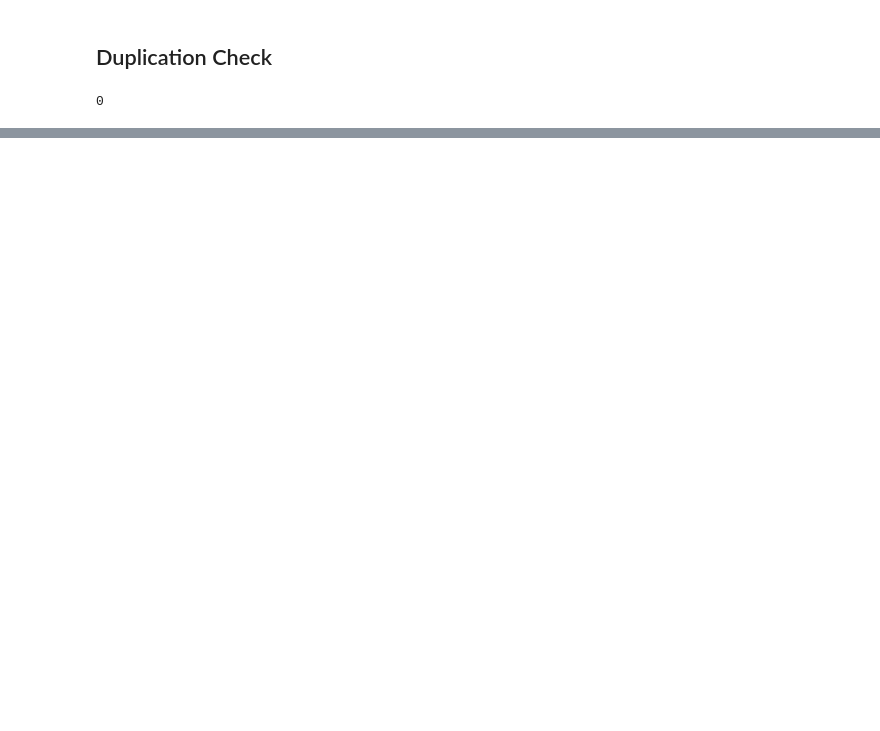
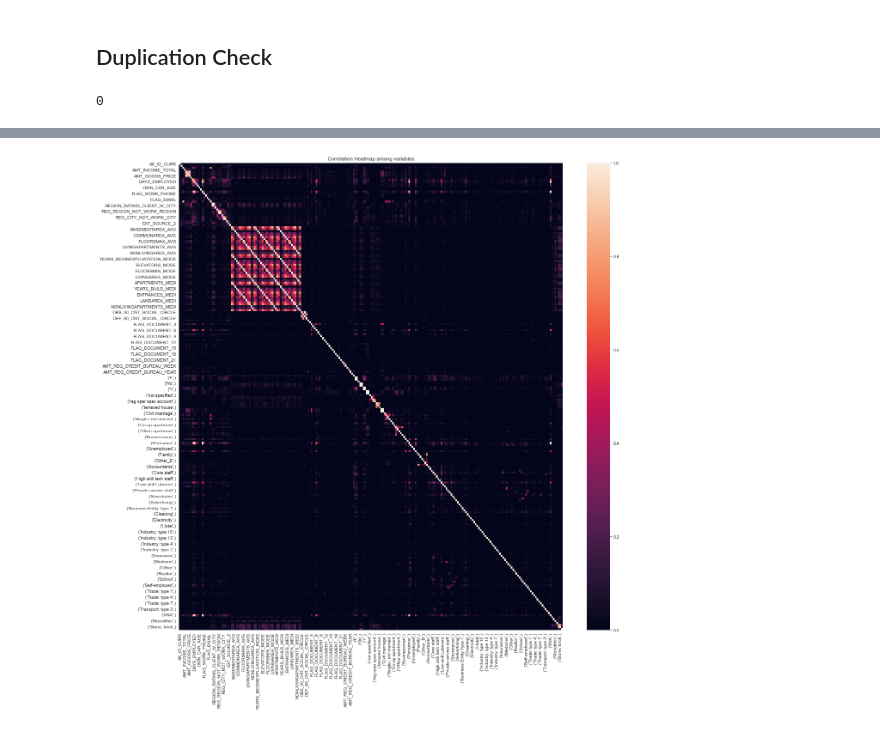
Before and after one commit to yybrother989/HomeCreditDefaultRisk, a Jupyter notebook: Capstone_Project-Home-Credit-Default-Risk_V0.1.ipynb, the cells around one changed output, grey strips where cells are left out. Drawn from its saved outputs; the diff is of its cells as text; code cells hidden in the pictures; blank space fills up the shorter version.

```diff
--- a/Capstone_Project-Home-Credit-Default-Risk_V0.1.ipynb
+++ b/Capstone_Project-Home-Credit-Default-Risk_V0.1.ipynb
@@ -630,0 +710,12 @@ train_data[train_duplicate].shape[0]
+# %%
+from sklearn.preprocessing import OneHotEncoder
+# Instantiate the OneHotEncoder
+ohe = OneHotEncoder()
+# %%
+for col in onehot_encode_:
+    subcategory = pd.DataFrame(train_data[col])
+    encoded = ohe.fit_transform(subcategory)
+    dense_array = encoded.toarray()
+    # Put into a dataframe to get column names
+    encoded_df = pd.DataFrame(dense_array, columns=ohe.categories_, dtype=int)
+    train_data = pd.concat((train_data,encoded_df),axis='columns')
@@ -630,0 +730,4 @@ train_data[train_duplicate].shape[0]
+# %%
+clean_train_df = train_data.drop(columns =cat_col)
+
+clean_test_df = test_data.drop(columns = cat_col)
@@ -630,0 +763,7 @@ train_data[train_duplicate].shape[0]
+# %%
+# Threshold for removing correlated variables
+threshold = 0.8
+
+# Absolute value correlation matrix
+corr_matrix = clean_train_df.corr().abs()
+corr_matrix.head()
@@ -630,0 +778,7 @@ train_data[train_duplicate].shape[0]
+# %%
+plt.figure(figsize=(20,20))
+sns.heatmap(corr_matrix)
+plt.title('Correlation Heatmap among variables')
+plt.show()
+# %% [output]
+[figure, added]
```
Also changed, not shown: parts of 68 cells of this notebook.
